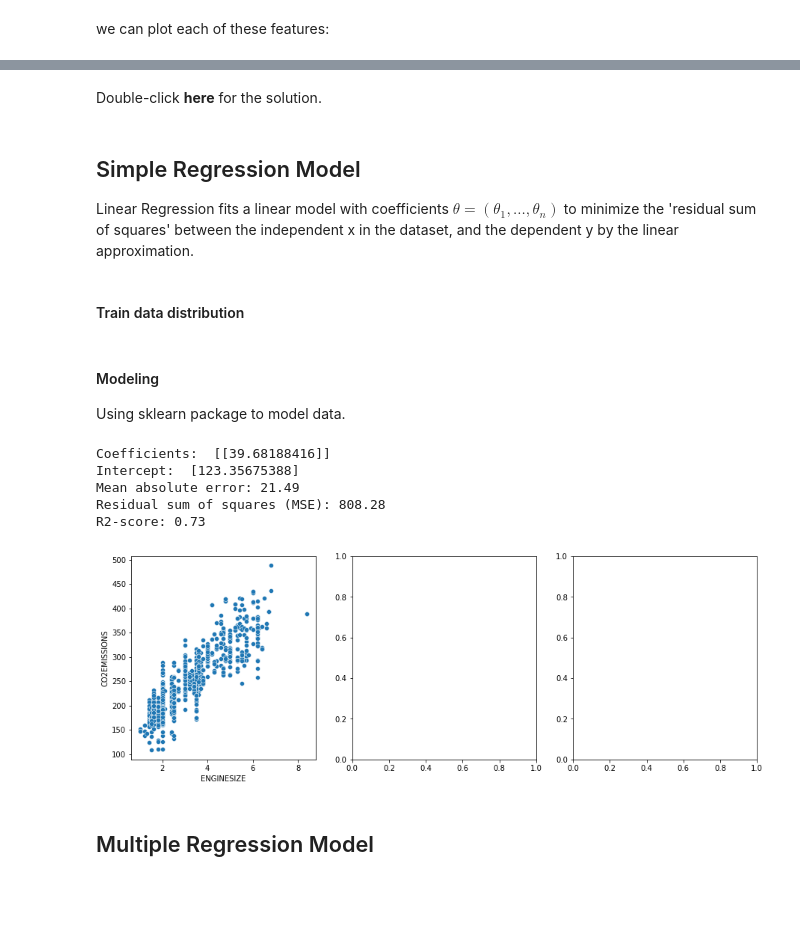
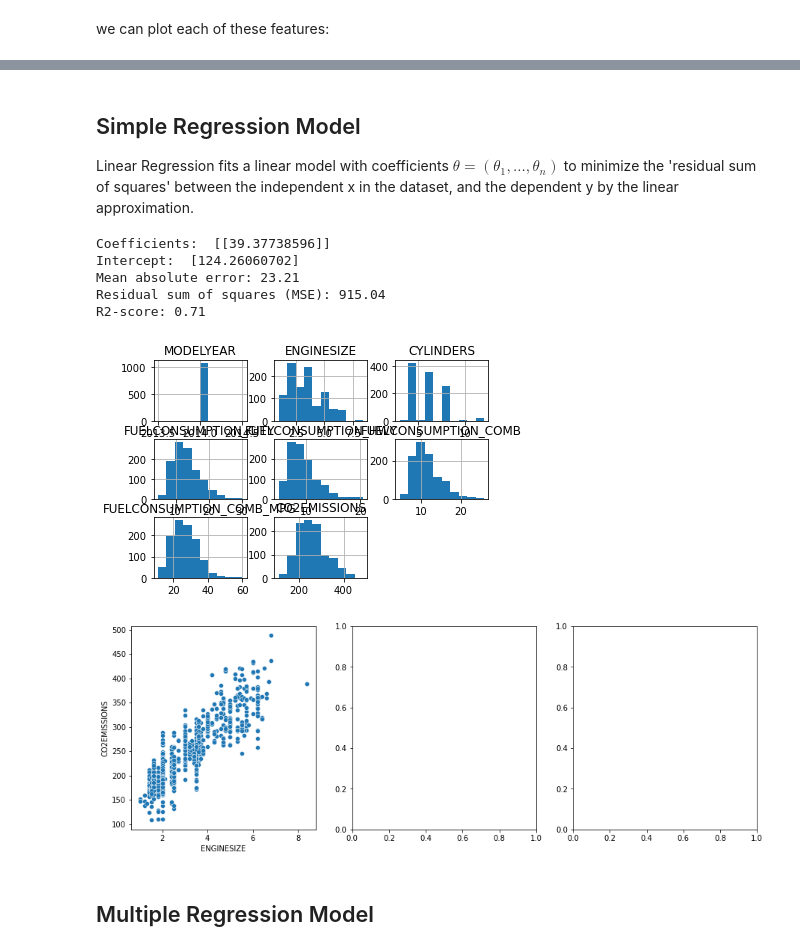
Before and after one commit to Mandar-Karhade/IBM-AI-ML-course, a Jupyter notebook: Machine learning quickbook.ipynb, the cells around one changed output, grey strips where cells are left out. Drawn from its saved outputs; the diff is of its cells as text; code cells hidden in the pictures; blank space fills up the shorter version.

```diff
--- a/Machine learning quickbook.ipynb
+++ b/Machine learning quickbook.ipynb
@@ -53,7 +25,0 @@ Now, lets plot each of these features vs the Emission, to see how linear is thei
-# %%
-import seaborn as sns
-
-fig, axs = plt.subplots(1,3,figsize=(15,5))
-sns.scatterplot(x=df["FUELCONSUMPTION_COMB"], y= df["CO2EMISSIONS"], ax=axs[0])
-sns.scatterplot(x=df["ENGINESIZE"], y= df["CO2EMISSIONS"], ax=axs[1])
-sns.scatterplot(x=df["CYLINDERS"], y= df["CO2EMISSIONS"], ax=axs[2])
@@ -63,11 +25,0 @@ sns.scatterplot(x=df["CYLINDERS"], y= df["CO2EMISSIONS"], ax=axs[2])
-# %% [markdown]
-Double-click **here** for the solution.
-
-<!-- Your answer is below:
-
-plt.scatter(cdf.CYLINDERS, cdf.CO2EMISSIONS, color='blue')
-plt.xlabel("Cylinders")
-plt.ylabel("Emission")
-plt.show()
-
--->
@@ -77,12 +26,6 @@ train, test = cdf[msk], cdf[~msk]
 # %% [markdown]
 <h2 id="simple_regression">Simple Regression Model</h2>
 Linear Regression fits a linear model with coefficients $\theta = (\theta_1, ..., \theta_n)$ to minimize the 'residual sum of squares' between the independent x in the dataset, and the dependent y by the linear approximation.
-# %% [markdown]
-#### Train data distribution
-# %% [markdown]
-#### Modeling
-
-Using sklearn package to model data.
 # %%
 from sklearn import linear_model
 from sklearn.metrics import r2_score
@@ -97,7 +40,7 @@ import os, seaborn as sns
 # Get data
 os.chdir("C:\\Users\\manka\\Documents\\GitHub\\IBM-AI-ML-course")
 df = pd.read_csv("FuelConsumptionCo2.csv")
-
+df.hist()
 
 # Describe independent and dependent variables
 ind = ['ENGINESIZE']
@@ -111,39 +54,40 @@ X, Y = df[ind], df[dep]
 
 # plot distributions
 for j in range(len(dep)):
     fig, axs = plt.subplots(1,3,figsize=(15,5))
     for i in range(len(ind)):
         sns.scatterplot(x=df[ind[i]], y= df[dep[j]], ax=axs[i])
 
 
 
 train_x, test_x, train_y, test_y = np.asanyarray(X[msk]), np.asanyarray(X[~msk]), np.asanyarray(Y[msk]), np.asanyarray(Y[~msk])
 
 
 
 # Fit the model
 regr = linear_model.LinearRegression()
 regr.fit (train_x, train_y)
 
 
 # Prediction and the error estimation
 test_y_hat = regr.predict(test_x)
 
 
 
 # The coefficients
 print ('Coefficients: ', regr.coef_)
 print ('Intercept: ',regr.intercept_)
 print("Mean absolute error: %.2f" % np.mean(np.absolute(test_y_hat - test_y)))
 print("Residual sum of squares (MSE): %.2f" % np.mean((test_y_hat - test_y) ** 2))
 print("R2-score: %.2f" % r2_score(test_y_hat , test_y) )
 # %% [output]
-Coefficients:  [[39.68188416]]
-Intercept:  [123.35675388]
-Mean absolute error: 21.49
-Residual sum of squares (MSE): 808.28
-R2-score: 0.73
+Coefficients:  [[39.37738596]]
+Intercept:  [124.26060702]
+Mean absolute error: 23.21
+Residual sum of squares (MSE): 915.04
+R2-score: 0.71
-[figure, old version]
+[figure, new version]
+[figure, added]
 # %% [markdown]
 <h2 id="multiple_regression">Multiple Regression Model</h2>
 # %%
```
Also changed, not shown: parts of 12 cells of this notebook.
